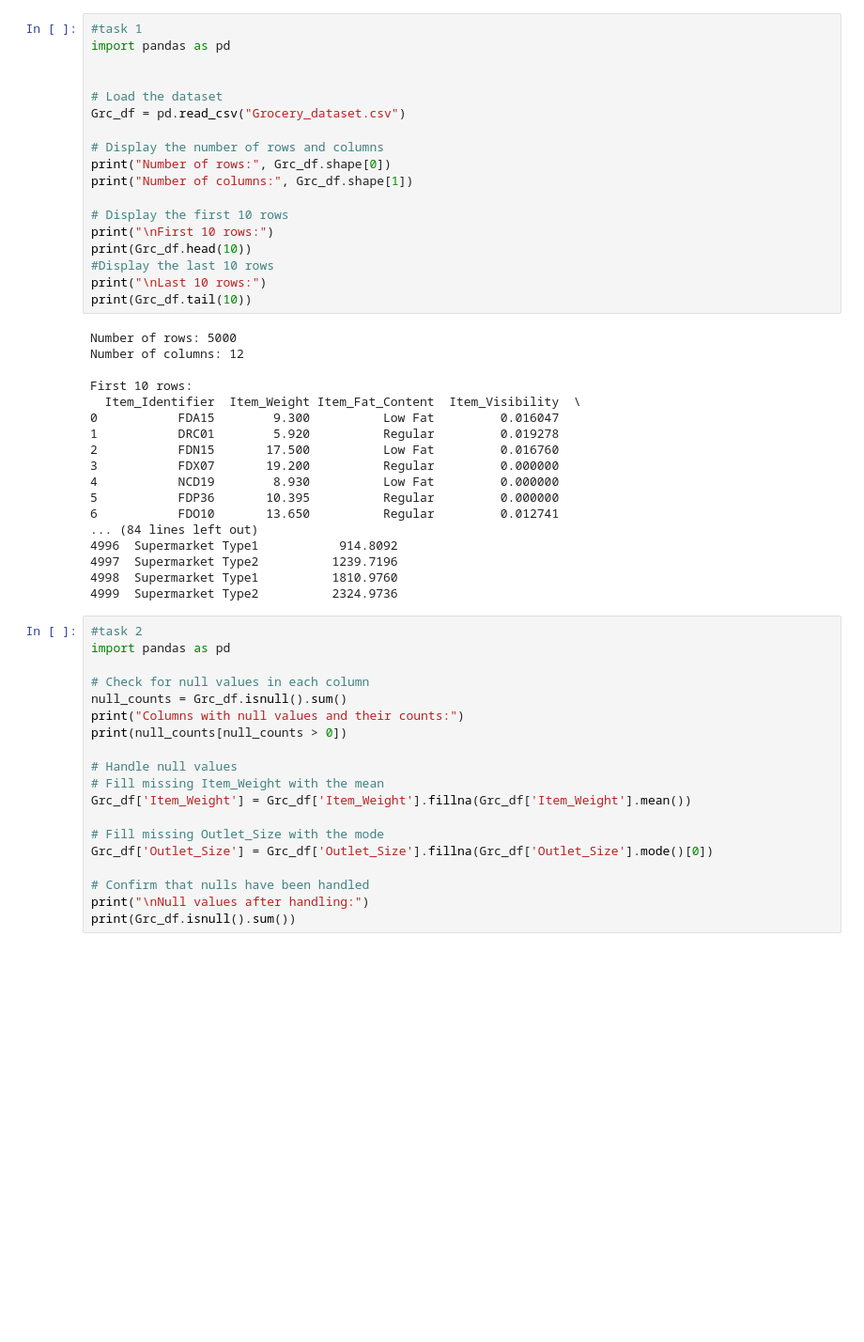
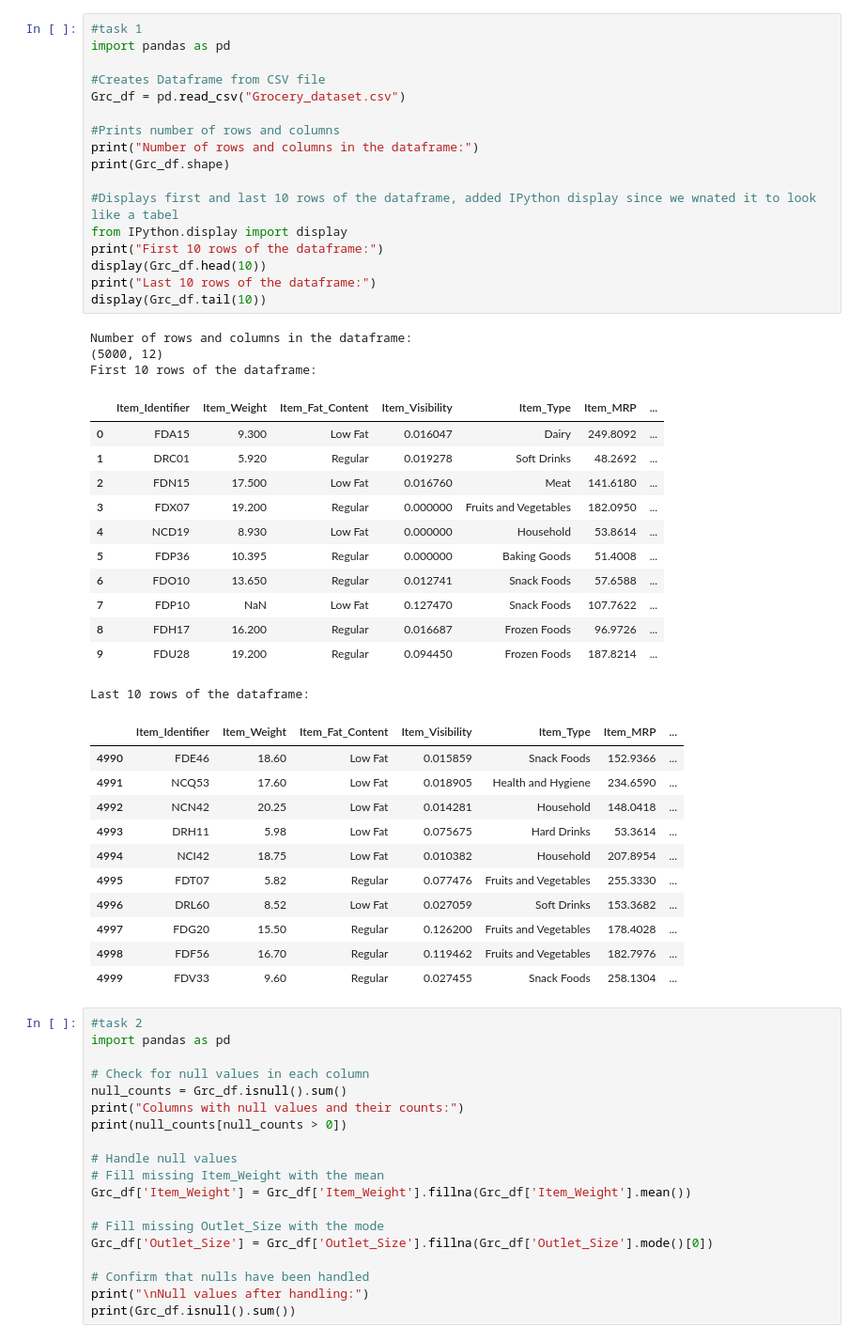
Before and after one commit to DAVE3625/Dave3625-Host-2025, a Jupyter notebook: Mandatory Assignments/MA1/oblig1.ipynb, the cells around one changed output. Shown: that part at 94% size. Drawn from its saved outputs; the diff is of its cells as text; blank space fills up the shorter version.

```diff
--- a/Mandatory Assignments/MA1/oblig1.ipynb
+++ b/Mandatory Assignments/MA1/oblig1.ipynb
@@ -1,39 +1,47 @@
 # %%
 #task 1
 import pandas as pd
 
-
-# Load the dataset
+#Creates Dataframe from CSV file
 Grc_df = pd.read_csv("Grocery_dataset.csv")
 
-# Display the number of rows and columns
-print("Number of rows:", Grc_df.shape[0])
-print("Number of columns:", Grc_df.shape[1])
+#Prints number of rows and columns
+print("Number of rows and columns in the dataframe:")
+print(Grc_df.shape)
 
-# Display the first 10 rows
-print("\nFirst 10 rows:")
-print(Grc_df.head(10))
-#Display the last 10 rows
-print("\nLast 10 rows:")
-print(Grc_df.tail(10))
+#Displays first and last 10 rows of the dataframe, added IPython display since we wnated it to look like a tabel
+from IPython.display import display
+print("First 10 rows of the dataframe:")
+display(Grc_df.head(10))
+print("Last 10 rows of the dataframe:")
+display(Grc_df.tail(10))
 # %% [output]
-Number of rows: 5000
-Number of columns: 12
-
-First 10 rows:
-  Item_Identifier  Item_Weight Item_Fat_Content  Item_Visibility  \
-0           FDA15        9.300          Low Fat         0.016047
-1           DRC01        5.920          Regular         0.019278
-2           FDN15       17.500          Low Fat         0.016760
-3           FDX07       19.200          Regular         0.000000
-4           NCD19        8.930          Low Fat         0.000000
-5           FDP36       10.395          Regular         0.000000
-6           FDO10       13.650          Regular         0.012741
-... (84 lines left out)
-4996  Supermarket Type1           914.8092
-4997  Supermarket Type2          1239.7196
-4998  Supermarket Type1          1810.9760
-4999  Supermarket Type2          2324.9736
+Number of rows and columns in the dataframe:
+(5000, 12)
+First 10 rows of the dataframe:
+|  | Item_Identifier | Item_Weight | Item_Fat_Content | Item_Visibility | Item_Type | Item_MRP | ... |
+| 0 | FDA15 | 9.300 | Low Fat | 0.016047 | Dairy | 249.8092 | ... |
+| 1 | DRC01 | 5.920 | Regular | 0.019278 | Soft Drinks | 48.2692 | ... |
+| 2 | FDN15 | 17.500 | Low Fat | 0.016760 | Meat | 141.6180 | ... |
+| 3 | FDX07 | 19.200 | Regular | 0.000000 | Fruits and Vegetables | 182.0950 | ... |
+| 4 | NCD19 | 8.930 | Low Fat | 0.000000 | Household | 53.8614 | ... |
+| 5 | FDP36 | 10.395 | Regular | 0.000000 | Baking Goods | 51.4008 | ... |
+| 6 | FDO10 | 13.650 | Regular | 0.012741 | Snack Foods | 57.6588 | ... |
+| 7 | FDP10 | NaN | Low Fat | 0.127470 | Snack Foods | 107.7622 | ... |
+| 8 | FDH17 | 16.200 | Regular | 0.016687 | Frozen Foods | 96.9726 | ... |
+| 9 | FDU28 | 19.200 | Regular | 0.094450 | Frozen Foods | 187.8214 | ... |
+Last 10 rows of the dataframe:
+|  | Item_Identifier | Item_Weight | Item_Fat_Content | Item_Visibility | Item_Type | Item_MRP | ... |
+| 4990 | FDE46 | 18.60 | Low Fat | 0.015859 | Snack Foods | 152.9366 | ... |
+| 4991 | NCQ53 | 17.60 | Low Fat | 0.018905 | Health and Hygiene | 234.6590 | ... |
+| 4992 | NCN42 | 20.25 | Low Fat | 0.014281 | Household | 148.0418 | ... |
+| 4993 | DRH11 | 5.98 | Low Fat | 0.075675 | Hard Drinks | 53.3614 | ... |
+| 4994 | NCI42 | 18.75 | Low Fat | 0.010382 | Household | 207.8954 | ... |
+| 4995 | FDT07 | 5.82 | Regular | 0.077476 | Fruits and Vegetables | 255.3330 | ... |
+| 4996 | DRL60 | 8.52 | Low Fat | 0.027059 | Soft Drinks | 153.3682 | ... |
+| 4997 | FDG20 | 15.50 | Regular | 0.126200 | Fruits and Vegetables | 178.4028 | ... |
+| 4998 | FDF56 | 16.70 | Regular | 0.119462 | Fruits and Vegetables | 182.7976 | ... |
+| 4999 | FDV33 | 9.60 | Regular | 0.027455 | Snack Foods | 258.1304 | ... |
 # %%
 #task 2
 import pandas as pd
```
Also changed, not shown: parts of 6 cells of this notebook.
